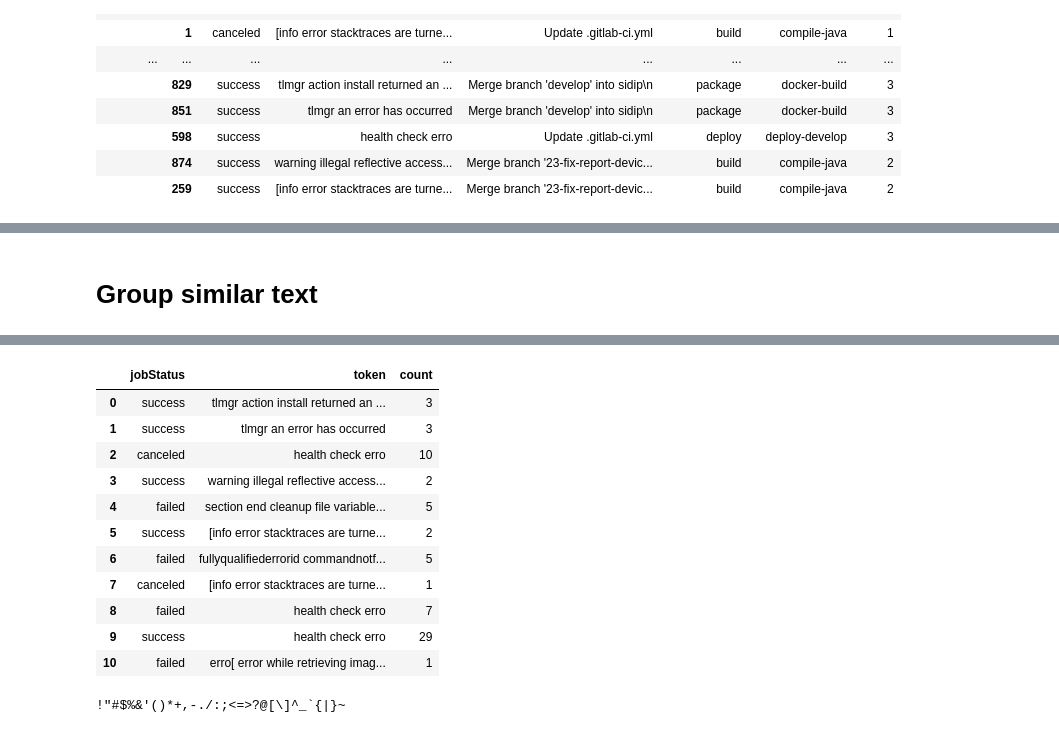
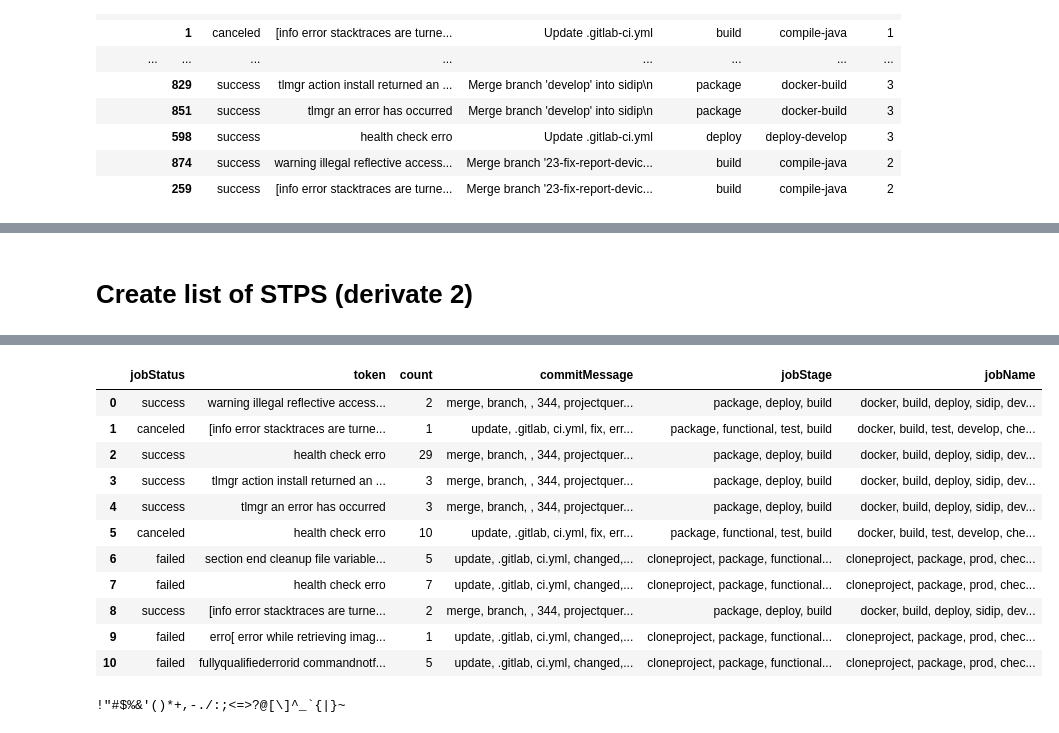
Before and after one commit to cannavit/cryptofunnycats-api-, a Jupyter notebook: src/services/gitlabLogsColletor/pythonMining/02-logsAnalysis.ipynb, the cells around one changed output, grey strips where cells are left out. Saved outputs shown, nothing was run; the diff lists cells and outputs as text; code cells hidden in the pictures.

```diff
--- a/src/services/gitlabLogsColletor/pythonMining/02-logsAnalysis.ipynb
+++ b/src/services/gitlabLogsColletor/pythonMining/02-logsAnalysis.ipynb
@@ -208,11 +225,15 @@ def getErrorText(texto):
     #! Get only last range.
     nuevo_texto = texto
     #! Convert all text to lowercase.
-    nuevo_texto = nuevo_texto.lower()
+
+    try:
+        nuevo_texto = nuevo_texto.lower()
+    except:
+        return ""
+
     #! Web page removal (words beginning with "http")
     nuevo_texto = re.sub('http\S+', ' ', nuevo_texto)
     nuevo_texto = nuevo_texto.split(sep = '\n');
-
 
     whiteList = ["error"]; newTextList = []; nuevoTexto = ""
     for text in nuevo_texto:
@@ -468,5 +496,5 @@ textOut = getTextFilter(textList)
-# %% [markdown]
-# Group similar text
+# %% [markdown]
+# Create list of STPS (derivate 2)
 # %%
 # Collect data
 # https://sites.temple.edu/tudsc/2017/03/30/measuring-similarity-between-texts-in-python/
@@ -474,60 +502,55 @@ textOut = getTextFilter(textList)
 def StemTokens(tokens):
     return [stemmer.stem(token) for token in tokens]
 remove_punct_dict = dict((ord(punct), None) for punct in string.punctuation)
-
 def StemNormalize(text):
     return StemTokens(nltk.word_tokenize(text.lower().translate(remove_punct_dict)))
 nltk.download('wordnet') # first-time use only
 lemmer = nltk.stem.WordNetLemmatizer()
-
 def LemTokens(tokens):
     return [lemmer.lemmatize(token) for token in tokens]
 remove_punct_dict = dict((ord(punct), None) for punct in string.punctuation)
-
 def LemNormalize(text):
     return LemTokens(nltk.word_tokenize(text.lower().translate(remove_punct_dict)))
-
 LemVectorizer = CountVectorizer(tokenizer=LemNormalize, stop_words='english')
-
 
 def idf(n,df):
     result = math.log((n+1.0)/(df+1.0)) + 1
     return result
 
-
 def groupDataFrame(jobs_tidy_text, jobStatusUnique, similarity):
     countI = -1
     data = []
+    LemVectorizer = CountVectorizer(tokenizer=LemNormalize, stop_words='english')
 
     for status in jobStatusUnique:
         jobs_temp = jobs_tidy_text[jobs_tidy_text["jobStatus"] == status]
         documents = jobs_temp['token'].to_list()
         countX = jobs_temp['count'].to_list()
-
-        # commitMessage =  getTextFilter(jobs_temp['commitMessage'].to_list()) #TODO
         if len(documents) > 0:
-            LemVectorizer = CountVectorizer(tokenizer=LemNormalize, stop_words='english')
             LemVectorizer.fit_transform(documents)
             tf_matrix = LemVectorizer.transform(documents).toarray()
             tfidfTran = TfidfTransformer(norm="l2")
             tfidfTran.fit(tf_matrix)
             tfidf_matrix = tfidfTran.transform(tf_matrix)
             cos_similarity_matrix = (tfidf_matrix * tfidf_matrix.T).toarray()
-
-            # Collect unics data.
+            # Collect unics data:
+            commitMessage = ""; jobStage=""; jobName="";
             for i in range(0,len(cos_similarity_matrix)):
                 countData = 0
                 for i2 in range(0,len(cos_similarity_matrix)):
                     if cos_similarity_matrix[i,i2] > similarity:
                         token = documents[i2]
-                        countData = countData + countX[i2] # Get total of events
-                d = [status, token, countData]
+                        countData = countData + countX[i2]
+                        commitMessage = getTextFilter(jobs_temp['commitMessage'].to_list())
+                        jobStage = getTextFilter(jobs_temp['jobStage'].to_list())
+                        jobName  = getTextFilter(jobs_temp['jobName'].to_list())
+
+                d = [status, token, countData,commitMessage,jobStage,jobName]
                 data.append(d)
 
     data =list(map(list,set(map(tuple,data)))) # Deleret duplicate data
 
-
-    df_stps = pd.DataFrame(data, columns = ['jobStatus', 'token', 'count'])
+    df_stps = pd.DataFrame(data, columns = ['jobStatus', 'token', 'count',"commitMessage","jobStage","jobName"])
     if countI == -1:
         countI = countI + 1
         df_STPS = df_stps
@@ -536,15 +559,12 @@ def groupDataFrame(jobs_tidy_text, jobStatusUnique, similarity):
     return df_STPS
     #     LemVectorizer
 
-df_stps = groupDataFrame(pd.DataFrame(jobs_tidy_text,columns = ['jobStatus', 'token', 'count','commitMessage']),
+df_stps = groupDataFrame(pd.DataFrame(jobs_tidy_text,columns = ['jobStatus', 'token', 'count','commitMessage','jobStage','jobName']),
     jobs["jobStatus"].unique().tolist(),
     similarity
     )
-
-
-# print("=======================================")
-# print("Text related to a similarity of:")
-# print("=======================================")
-
+print("=======================================")
+print("Text related to a similarity of:")
+print("=======================================")
 df_stps
 # %% [output]
@@ -562,15 +579,15 @@ Your stop_words may be inconsistent with your preprocessing. Tokenizing the stop
-|  | jobStatus | token | count |
-| 0 | success | tlmgr action install returned an ... | 3 |
-| 1 | success | tlmgr an error has occurred | 3 |
-| 2 | canceled | health check erro | 10 |
-| 3 | success | warning illegal reflective access... | 2 |
-| 4 | failed | section end cleanup file variable... | 5 |
-| 5 | success | [info error stacktraces are turne... | 2 |
-| 6 | failed | fullyqualifiederrorid commandnotf... | 5 |
-| 7 | canceled | [info error stacktraces are turne... | 1 |
-| 8 | failed | health check erro | 7 |
-| 9 | success | health check erro | 29 |
-| 10 | failed | erro[ error while retrieving imag... | 1 |
+|  | jobStatus | token | count | commitMessage | jobStage | jobName |
+| 0 | success | warning illegal reflective access... | 2 | merge, branch, , 344, projectquer... | package, deploy, build | docker, build, deploy, sidip, dev... |
+| 1 | canceled | [info error stacktraces are turne... | 1 | update, .gitlab, ci.yml, fix, err... | package, functional, test, build | docker, build, test, develop, che... |
+| 2 | success | health check erro | 29 | merge, branch, , 344, projectquer... | package, deploy, build | docker, build, deploy, sidip, dev... |
+| 3 | success | tlmgr action install returned an ... | 3 | merge, branch, , 344, projectquer... | package, deploy, build | docker, build, deploy, sidip, dev... |
+| 4 | success | tlmgr an error has occurred | 3 | merge, branch, , 344, projectquer... | package, deploy, build | docker, build, deploy, sidip, dev... |
+| 5 | canceled | health check erro | 10 | update, .gitlab, ci.yml, fix, err... | package, functional, test, build | docker, build, test, develop, che... |
+| 6 | failed | section end cleanup file variable... | 5 | update, .gitlab, ci.yml, changed,... | cloneproject, package, functional... | cloneproject, package, prod, chec... |
+| 7 | failed | health check erro | 7 | update, .gitlab, ci.yml, changed,... | cloneproject, package, functional... | cloneproject, package, prod, chec... |
+| 8 | success | [info error stacktraces are turne... | 2 | merge, branch, , 344, projectquer... | package, deploy, build | docker, build, deploy, sidip, dev... |
+| 9 | failed | erro[ error while retrieving imag... | 1 | update, .gitlab, ci.yml, changed,... | cloneproject, package, functional... | cloneproject, package, prod, chec... |
+| 10 | failed | fullyqualifiederrorid commandnotf... | 5 | update, .gitlab, ci.yml, changed,... | cloneproject, package, functional... | cloneproject, package, prod, chec... |
 # %%
 nltk.download('wordnet') # first-time use only
 lemmer = nltk.stem.WordNetLemmatizer()
```
Also changed, not shown: parts of 27 cells of this notebook, 1 other file.
